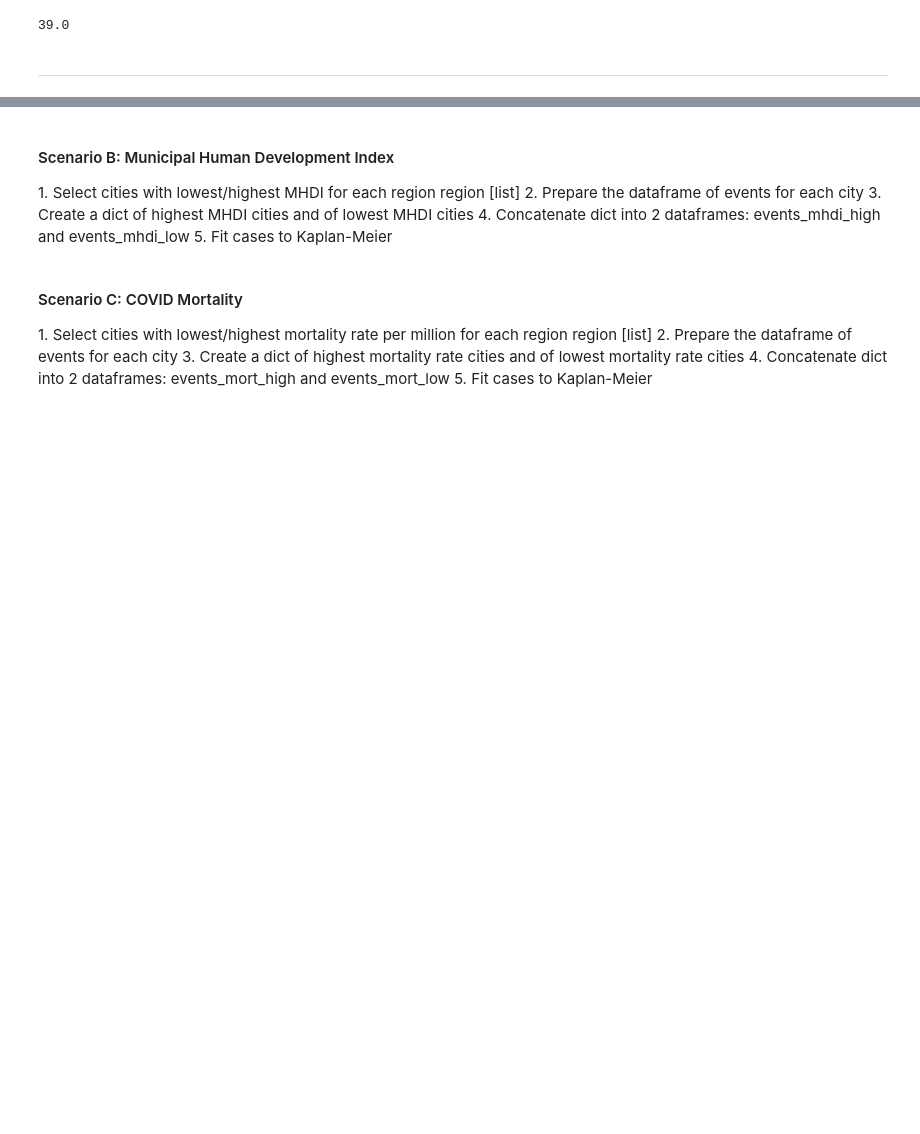
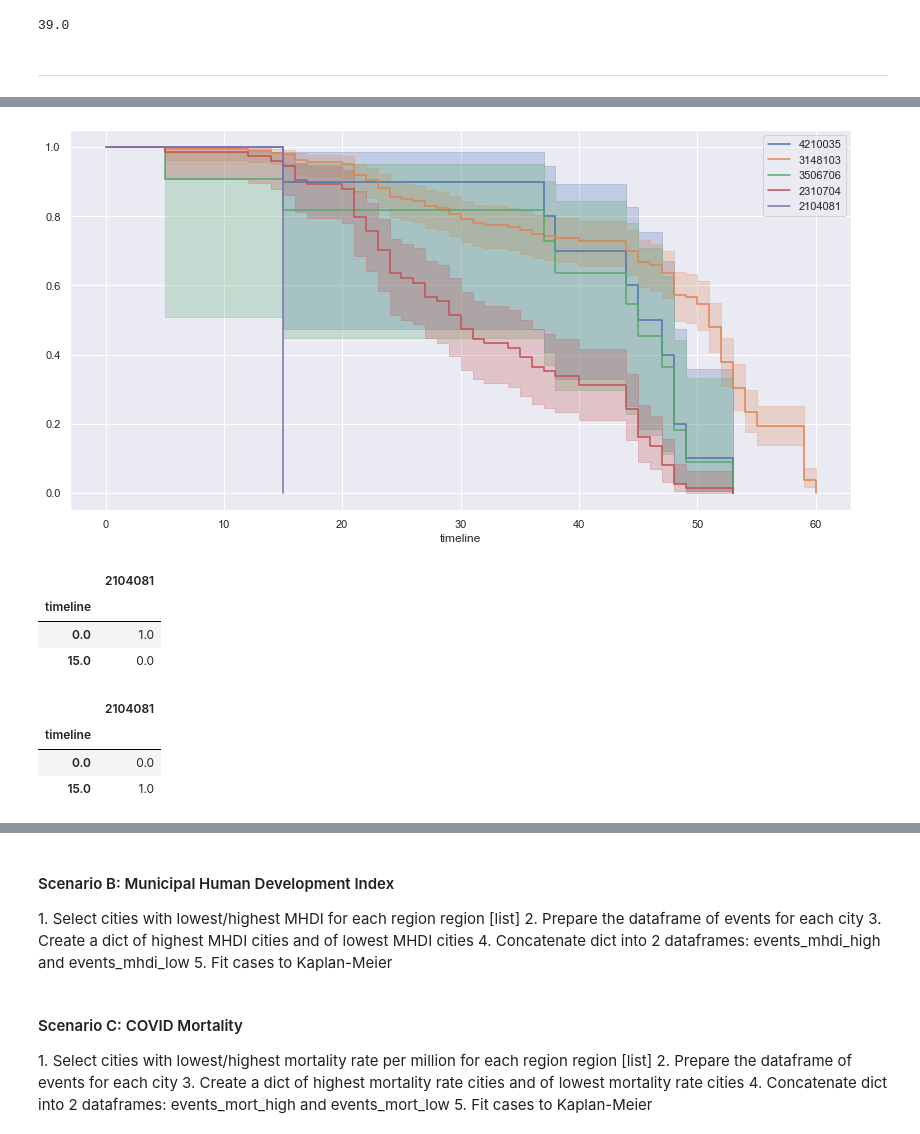
Before and after one commit to alexandrepereiraarq/COVIDGI, a Jupyter notebook: CVGI_MR_05_analysis.ipynb, the cells around one changed output, grey strips where cells are left out. Cells and saved outputs as stored; diff of their text form; code cells hidden in the pictures; blank space fills up the shorter version.

Commit message:
Creating multiple-cities event function, analysis for SVI scenarios

```diff
--- a/CVGI_MR_05_analysis.ipynb
+++ b/CVGI_MR_05_analysis.ipynb
@@ -226,0 +242,5 @@ kmf.median_survival_time_
+# %%
+#generating the dataframe for the selected cases
+cities_list_svi_A1 = ['4210035', '3148103','3506706','2310704','2104081']
+events_svi_A1 = events_mc(cities_list_svi_A1)
+events_svi_A1
@@ -226,0 +261,18 @@ kmf.median_survival_time_
+# %%
+kmf_svi_A1 = plot_kmf(events_svi_A1,cities_list_svi_A1)
+# %% [output]
+[figure, added]
+# %%
+kmf_svi_A1.survival_function_
+# %% [output]
+|  | 2104081 |
+| timeline |  |
+| 0.0 | 1.0 |
+| 15.0 | 0.0 |
+# %%
+kmf_svi_A1.cumulative_density_
+# %% [output]
+|  | 2104081 |
+| timeline |  |
+| 0.0 | 0.0 |
+| 15.0 | 1.0 |
```
Also changed, not shown: parts of 21 cells of this notebook, 2 other files.
